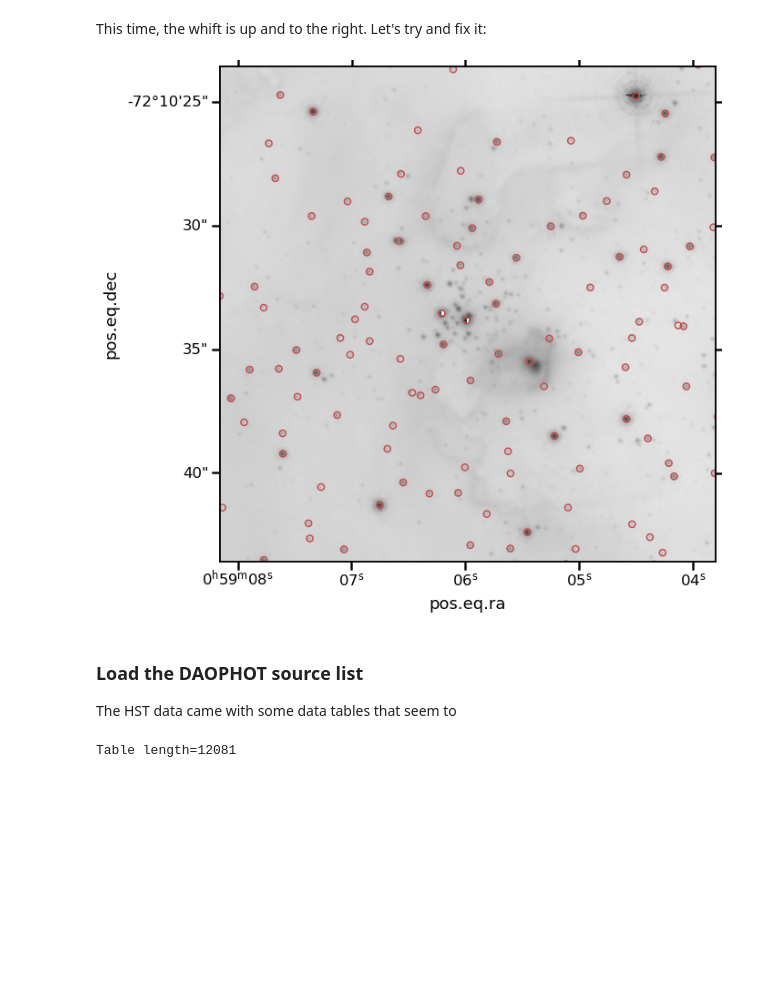
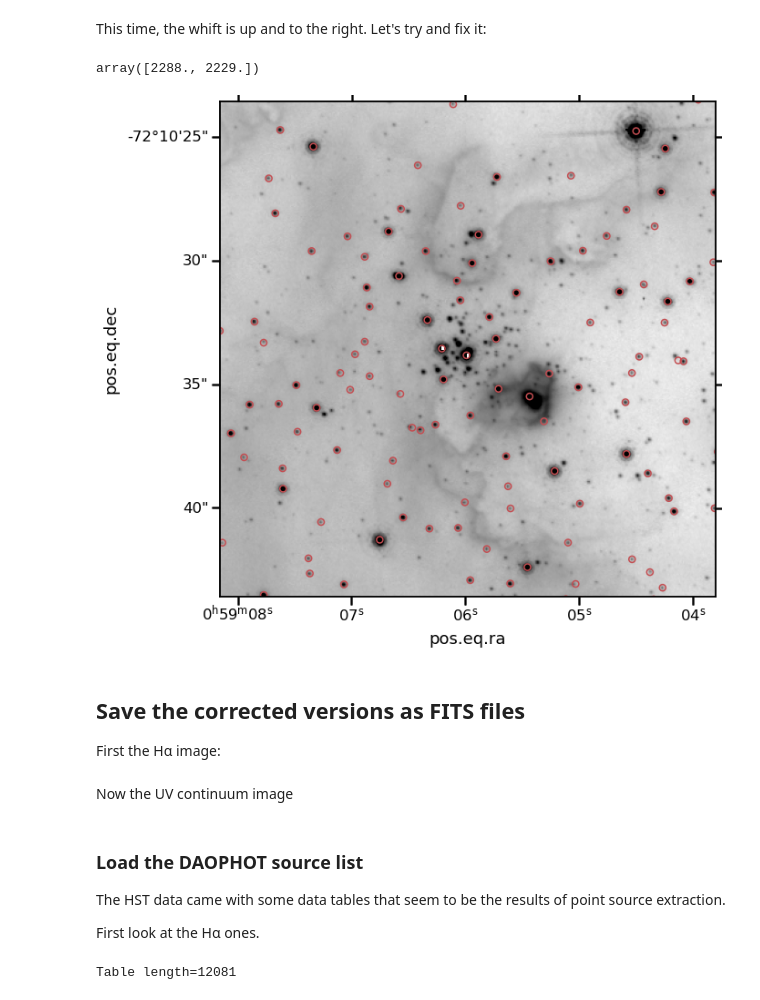
Before and after one commit to will-henney/muse-hii-regions, a Jupyter notebook: notebooks/04-00-ngc-346-gaia-sources.ipynb, the cells around one changed output. Cells and saved outputs as stored; diff of their text form; code cells hidden in the pictures; blank space fills up the shorter version.

Commit message:
Use Gaia sources to fix the alignment of HST images
Also, look at the Hubble Source Catalog - but in the end it would be
better to use the catalog from the Sabbi 2007 paper, which I will do next.

```diff
--- a/notebooks/04-00-ngc-346-gaia-sources.ipynb
+++ b/notebooks/04-00-ngc-346-gaia-sources.ipynb
@@ -156 +156,4 @@ hdulist_acs = fits.open(
+# %%
+dataset_ha = "hst_10248_a3_acs_wfc_f658n"
+hdulist_ha = fits.open(bigdatapath / f"HST-NGC346/{dataset_ha}/{dataset_ha}_drz.fits")
 # %%
@@ -165,7 +168,7 @@ No.    Name      Ver    Type      Cards   Dimensions   Format
   4  HDRTAB        1 BinTableHDU    631   6R x 311C   [9A, 3A, J, D, D, D, D, D, D, D, D, D, D, D, D, D, J, 3A, 9A, 7A, 18A, 4A, D, D, D, D, 3A, D, D, D, D, D, D, D, D, D, D, D, D, J, 8A, 23A, D, D, D ...
   5  EXP           1 ImageHDU         8   (4563, 4442)   float32
 # %%
-wacs = WCS(hdulist_acs["SCI"].header)
-imdata_acs = hdulist_acs["SCI"].data.astype("float")
+w_ha = WCS(hdulist_ha["SCI"].header)
+imdata_ha = hdulist_ha["SCI"].data
 # %%
 fig = plt.figure(figsize=(10, 10))
@@ -212,27 +215,34 @@ ax.set(
 # %% [markdown]
 This time, the whift is up and to the right. Let's try and fix it:
 # %%
-wacs_fix = WCS(hdulist_acs["SCI"].header)
-wacs_fix.wcs.crpix += np.array([6, 7.5])
+w_ha_fix = WCS(hdulist_ha["SCI"].header)
+w_ha_fix.wcs.crpix += np.array([6, 7.5])
+w_ha_fix.wcs.crpix
+# %% [output]
+array([2288., 2229.])
 # %%
 fig = plt.figure(figsize=(10, 10))
-ax = fig.add_subplot(1, 1, 1, projection=wacs_fix)
+ax = fig.add_subplot(1, 1, 1, projection=w_ha_fix)
 ax.imshow(
-    np.log10(imdata_acs),
-    vmin=-1.0, vmax=3.0,
+    np.log10(imdata_ha),
+    vmin=-0.7, vmax=0.7,
     cmap="gray_r",
 )
 scat = ax.scatter(
     x="ra", y="dec", edgecolors="r",
     data=df,
     s=50,
     alpha=1.0,
     facecolor="none",
     transform=ax.get_transform('world'),
 )
 ax.set(
     xlim=[2400, 2800],
     ylim=[2000, 2400],
 );
 # %% [output]
-[figure, old version]
+[figure, new version]
+# %% [markdown]
+## Save the corrected versions as FITS files
+
+First the Hα image:
@@ -238,0 +258,2 @@ ax.set(
+# %% [markdown]
+Now the UV continuum image
@@ -239,7 +269,9 @@ ax.set(
 # %% [markdown]
 ### Load the DAOPHOT source list
 
-The HST data came with some data tables that seem to
+The HST data came with some data tables that seem to be the results of point source extraction.
+
+First look at the Hα ones.
 # %%
 from astropy.io import ascii
 # %%
```
Also changed, not shown: parts of 28 cells of this notebook, 11 other files.
